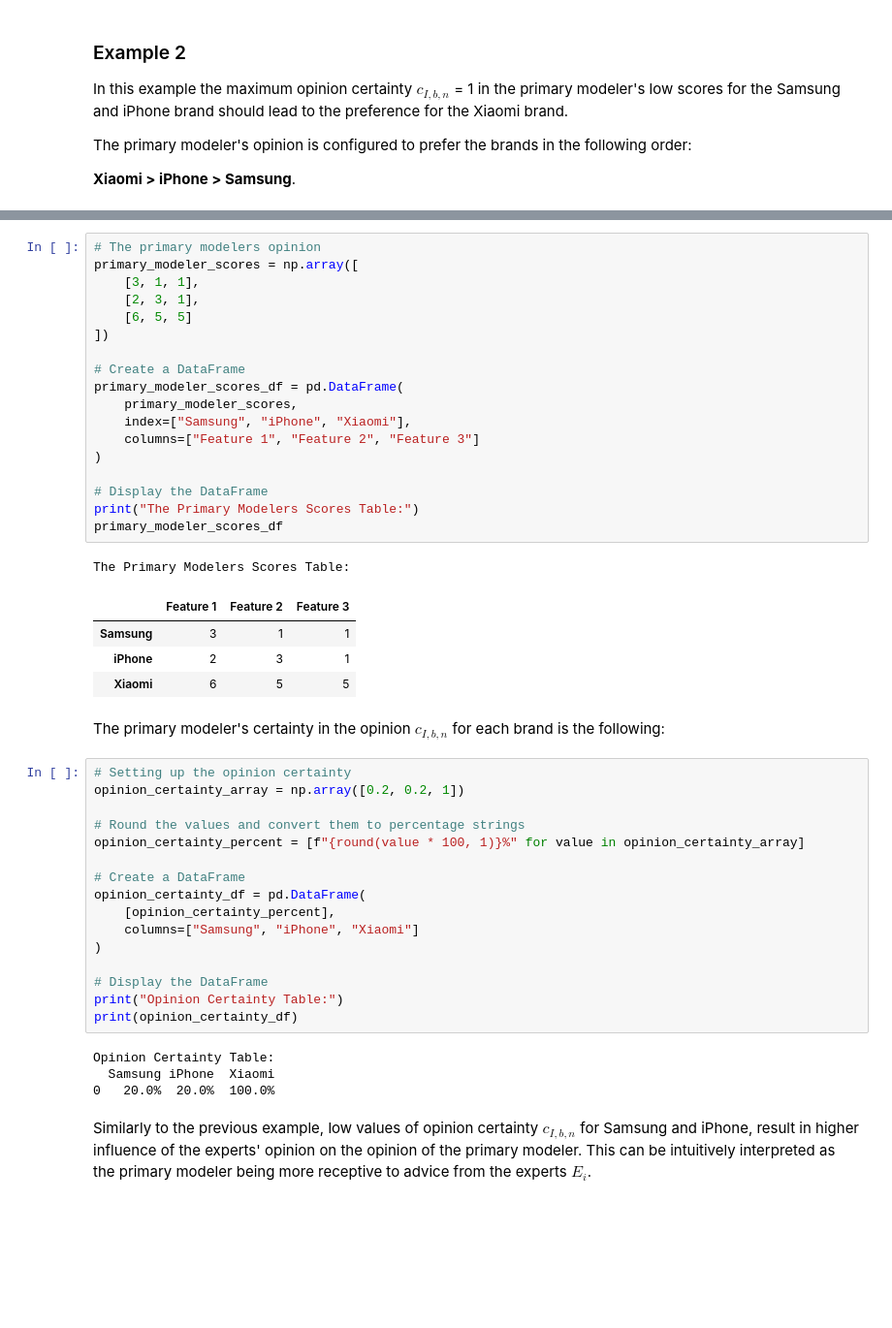
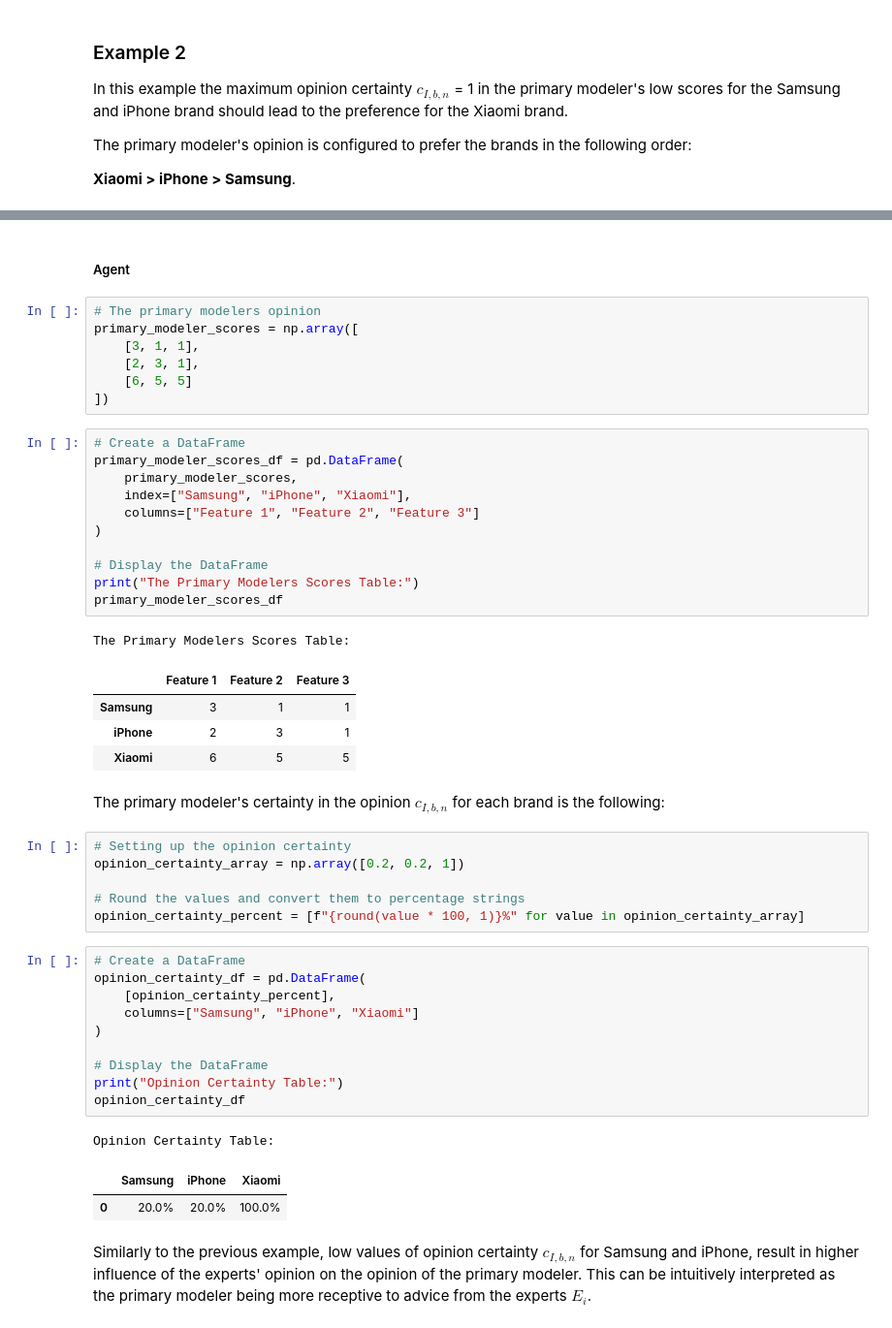
Before and after one commit to Ruzejjur/TMoCOBoT_python, a Jupyter notebook: code/main.ipynb, the cells around one changed output, grey strips where cells are left out. Shown at 97% size. Saved outputs shown, nothing was run; the diff lists cells and outputs as text; blank space fills up the shorter version.

```diff
--- a/code/main.ipynb
+++ b/code/main.ipynb
@@ -1315,11 +1200,13 @@ The primary modeler's opinion is configured to prefer the brands in the followin
+# %% [markdown]
+##### Agent
+# %%
+# The primary modelers opinion
+primary_modeler_scores = np.array([
+    [3, 1, 1],
+    [2, 3, 1],
+    [6, 5, 5]
+])
 # %%
-# The primary modelers opinion
-primary_modeler_scores = np.array([
-    [3, 1, 1],
-    [2, 3, 1],
-    [6, 5, 5]
-])
-
 # Create a DataFrame
 primary_modeler_scores_df = pd.DataFrame(
     primary_modeler_scores,
@@ -1344,19 +1231,19 @@ opinion_certainty_array = np.array([0.2, 0.2, 1])
 
 # Round the values and convert them to percentage strings
 opinion_certainty_percent = [f"{round(value * 100, 1)}%" for value in opinion_certainty_array]
-
-# Create a DataFrame
-opinion_certainty_df = pd.DataFrame(
-    [opinion_certainty_percent],
-    columns=["Samsung", "iPhone", "Xiaomi"]
-)
-
-# Display the DataFrame
-print("Opinion Certainty Table:")
-print(opinion_certainty_df)
-# %% [output]
-Opinion Certainty Table:
-  Samsung iPhone  Xiaomi
-0   20.0%  20.0%  100.0%
+# %%
+# Create a DataFrame
+opinion_certainty_df = pd.DataFrame(
+    [opinion_certainty_percent],
+    columns=["Samsung", "iPhone", "Xiaomi"]
+)
+
+# Display the DataFrame
+print("Opinion Certainty Table:")
+opinion_certainty_df
+# %% [output]
+Opinion Certainty Table:
+|  | Samsung | iPhone | Xiaomi |
+| 0 | 20.0% | 20.0% | 100.0% |
 # %% [markdown]
 Similarly to the previous example, low values of opinion certainty $c_{I,b,n}$ for Samsung and iPhone, result in higher influence of the experts' opinion on the opinion of the primary modeler. This can be intuitively interpreted as the primary modeler being more receptive to advice from the experts $E_{i}$.
```
Also changed, not shown: parts of 101 cells of this notebook.
